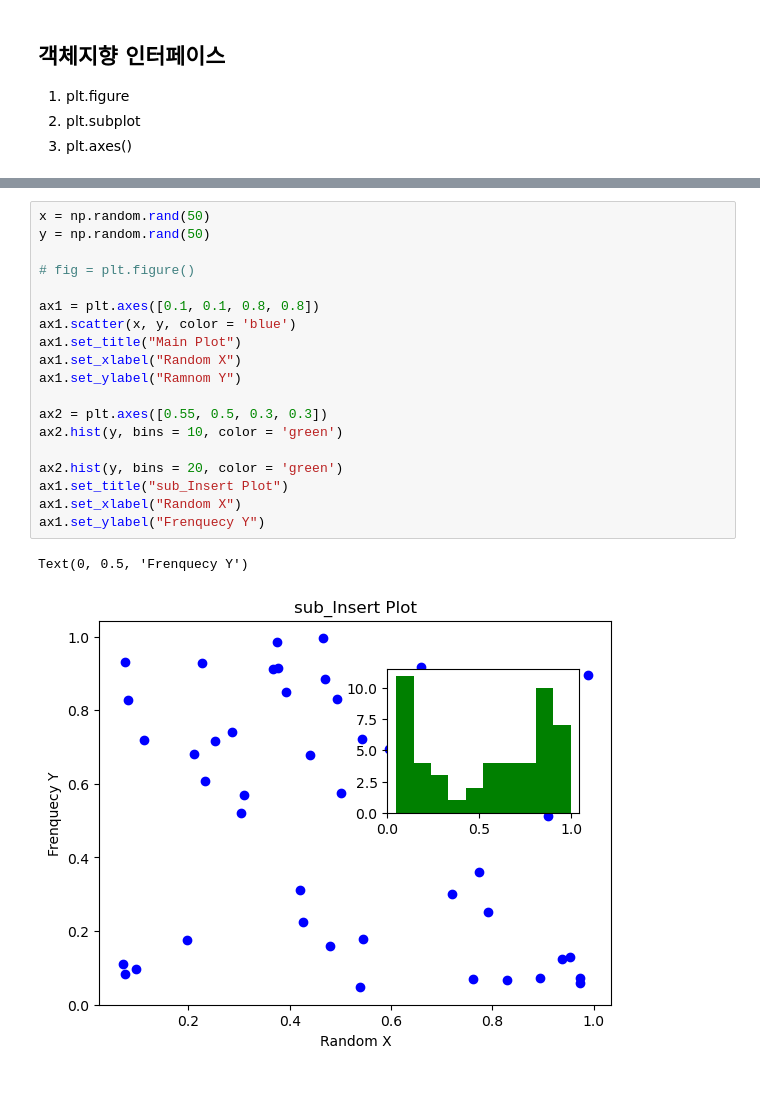
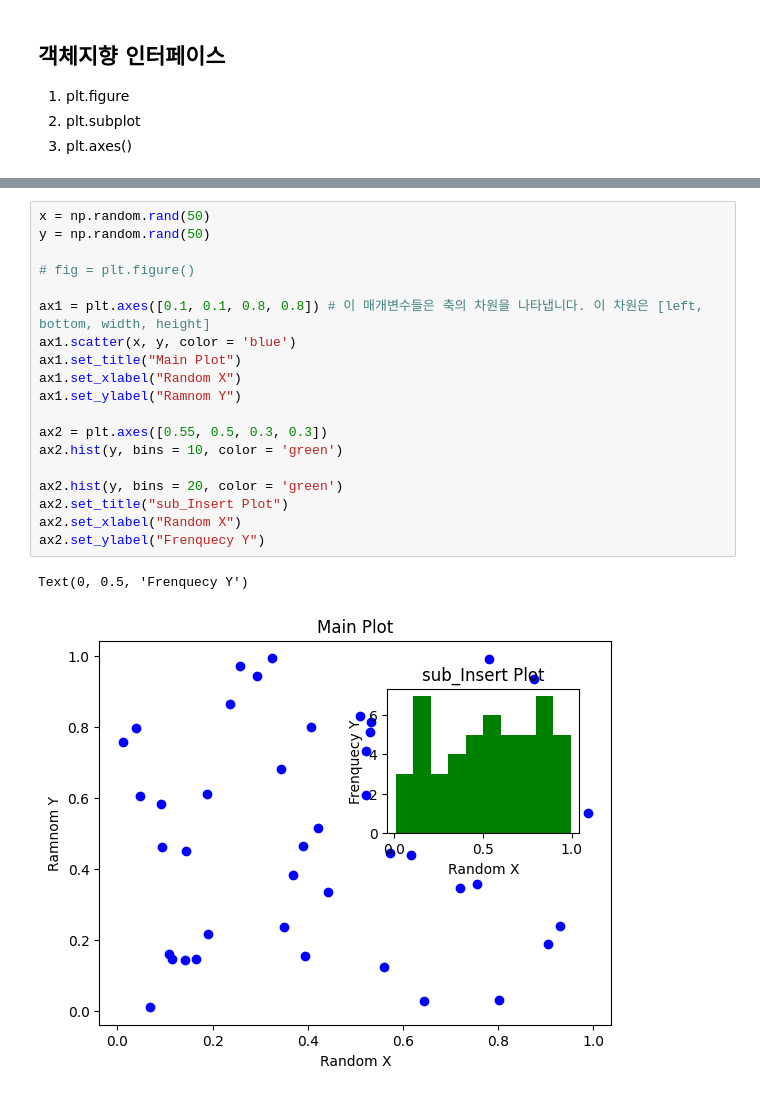
Before and after one commit to Rabbit-Jun/visual, a Jupyter notebook: project/ch9.ipynb, the cells around one changed output, grey strips where cells are left out. Cells and saved outputs as stored; diff of their text form.

```diff
--- a/project/ch9.ipynb
+++ b/project/ch9.ipynb
@@ -133,22 +133,22 @@ plt.show()
 # %%
 x = np.random.rand(50)
 y = np.random.rand(50)
 
 # fig = plt.figure()
 
-ax1 = plt.axes([0.1, 0.1, 0.8, 0.8])
+ax1 = plt.axes([0.1, 0.1, 0.8, 0.8]) # 이 매개변수들은 축의 차원을 나타냅니다. 이 차원은 [left, bottom, width, height]
 ax1.scatter(x, y, color = 'blue')
 ax1.set_title("Main Plot")
 ax1.set_xlabel("Random X")
 ax1.set_ylabel("Ramnom Y")
 
 ax2 = plt.axes([0.55, 0.5, 0.3, 0.3])
 ax2.hist(y, bins = 10, color = 'green')
 
 ax2.hist(y, bins = 20, color = 'green')
-ax1.set_title("sub_Insert Plot")
-ax1.set_xlabel("Random X")
-ax1.set_ylabel("Frenquecy Y")
+ax2.set_title("sub_Insert Plot")
+ax2.set_xlabel("Random X")
+ax2.set_ylabel("Frenquecy Y")
 # %% [output]
 Text(0, 0.5, 'Frenquecy Y')
-[figure, old version]
+[figure, new version]
```
Also changed, not shown: parts of 5 cells of this notebook.
